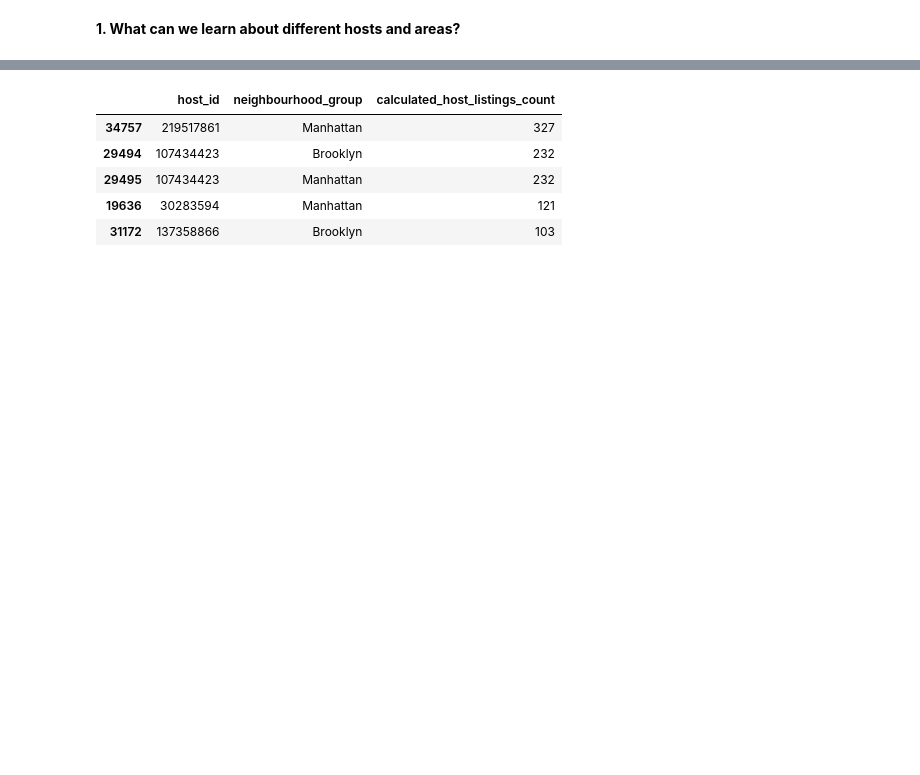
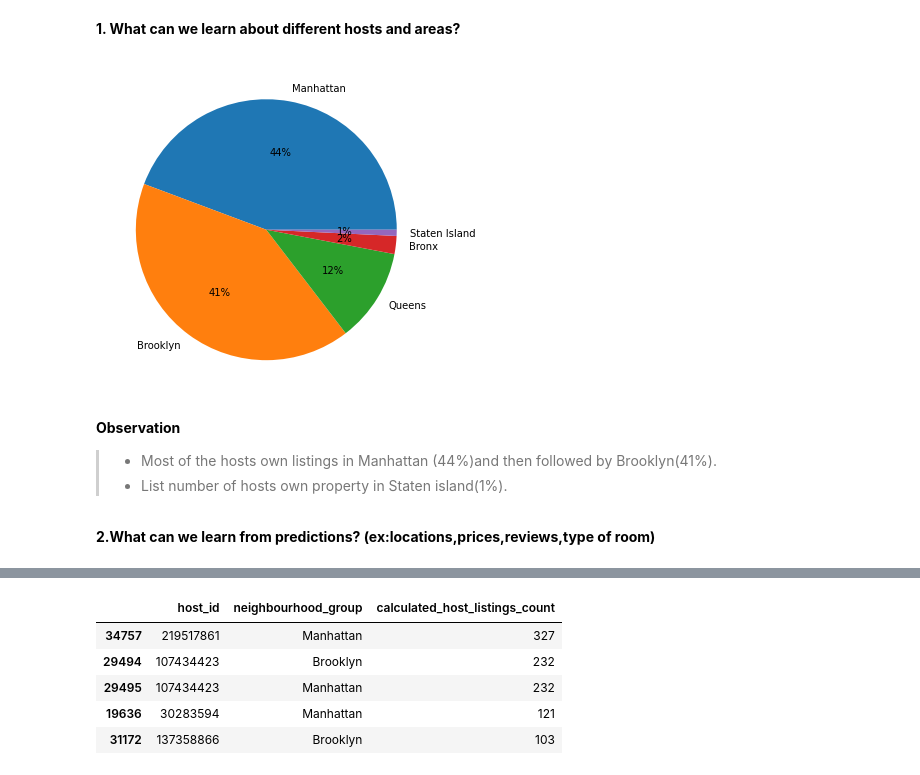
Before and after one commit to sneraikar/Airbnb-Bookings-Analysis, a Jupyter notebook: Airbnb_Bookings_Analysis_Capstone_Project_Solution.ipynb, the cells around one changed output, grey strips where cells are left out. Cells and saved outputs as stored; diff of their text form; code cells hidden in the pictures; blank space fills up the shorter version.

```diff
--- a/Airbnb_Bookings_Analysis_Capstone_Project_Solution.ipynb
+++ b/Airbnb_Bookings_Analysis_Capstone_Project_Solution.ipynb
@@ -281,2 +282,15 @@ Index(['name', 'host_id', 'neighbourhood_group', 'neighbourhood', 'latitude',
 # %% [markdown]
 **1. What can we learn about different hosts and areas?**
+# %%
+plt.subplots(figsize=(12,6))
+data=df.neighbourhood_group.value_counts()
+plt.pie(data,labels=df.neighbourhood_group.value_counts().index,autopct="%.0f%%")
+plt.show()
+# %% [output]
+[figure, added]
+# %% [markdown]
+**Observation**
+> - Most of the hosts own listings in Manhattan (44%)and then followed by Brooklyn(41%).
+> - List number of hosts own property in Staten island(1%).
+# %% [markdown]
+**2.What can we learn from predictions? (ex:locations,prices,reviews,type of room)**
```
Also changed, not shown: parts of 11 cells of this notebook.
